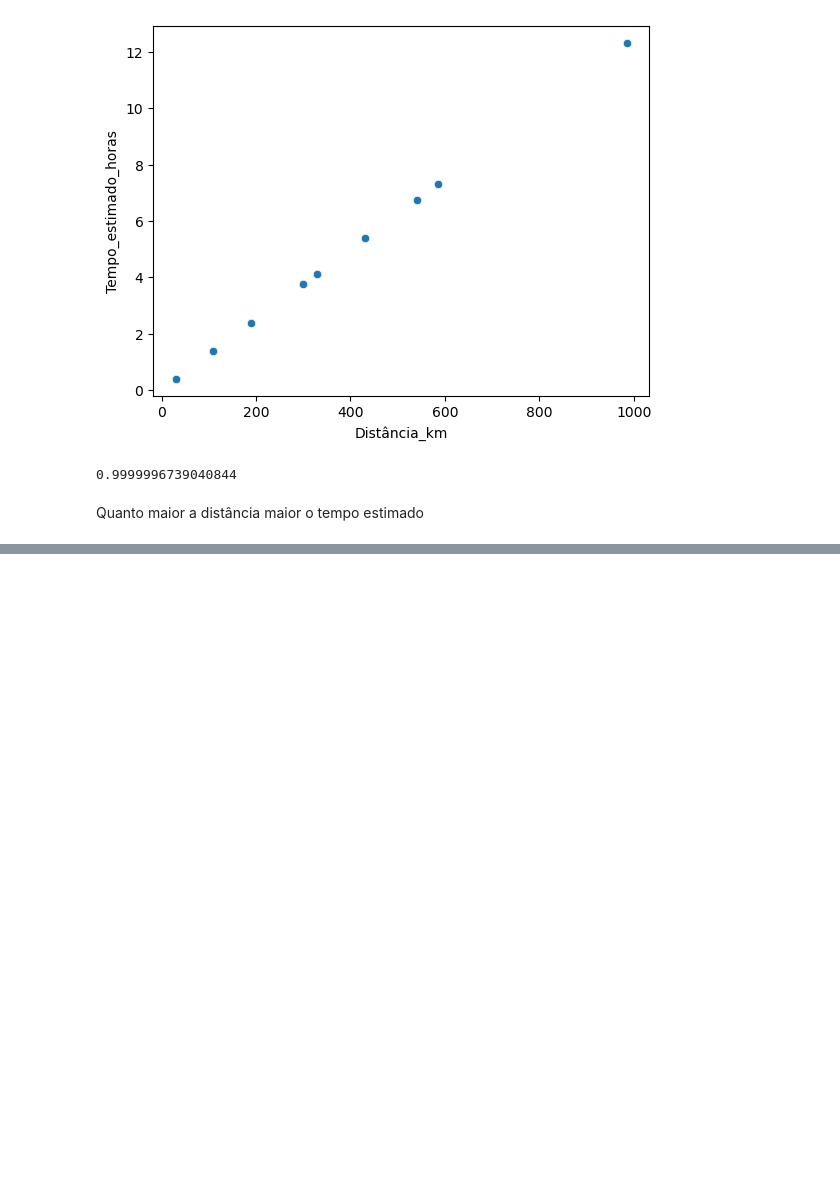
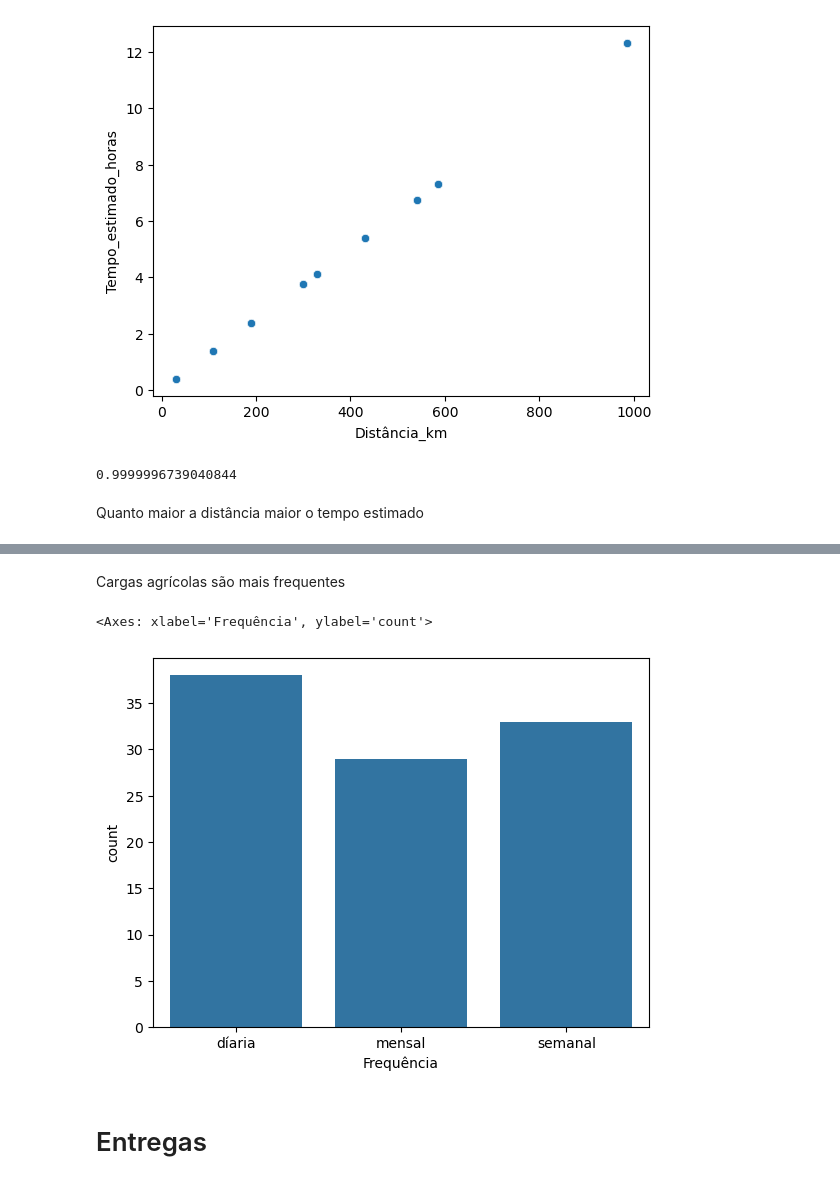
Before and after one commit to Ma27Am12/paranaiba-transportes, a Jupyter notebook: Código/EDA.ipynb, the cells around one changed output, grey strips where cells are left out. Cells and saved outputs as stored; diff of their text form; code cells hidden in the pictures; blank space fills up the shorter version.

```diff
--- a/Código/EDA.ipynb
+++ b/Código/EDA.ipynb
@@ -152,0 +166,9 @@ Quanto maior a distância maior o tempo estimado
+# %% [markdown]
+Cargas agrícolas são mais frequentes
+# %%
+sns.countplot(x='Frequência', data=rotas)
+# %% [output]
+<Axes: xlabel='Frequência', ylabel='count'>
+[figure, added]
+# %% [markdown]
+# Entregas
```
Also changed, not shown: parts of 25 cells of this notebook.
